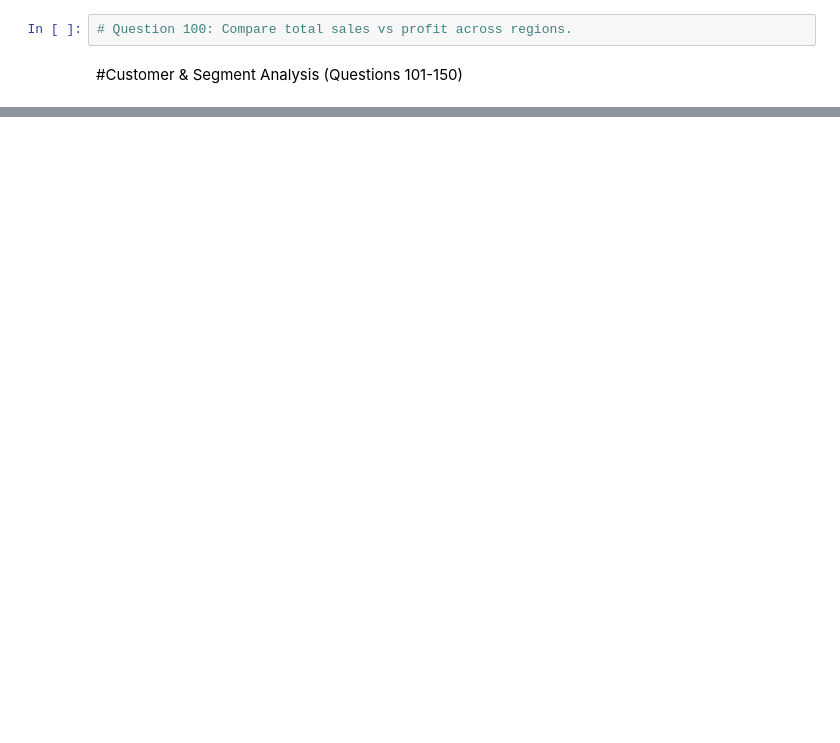
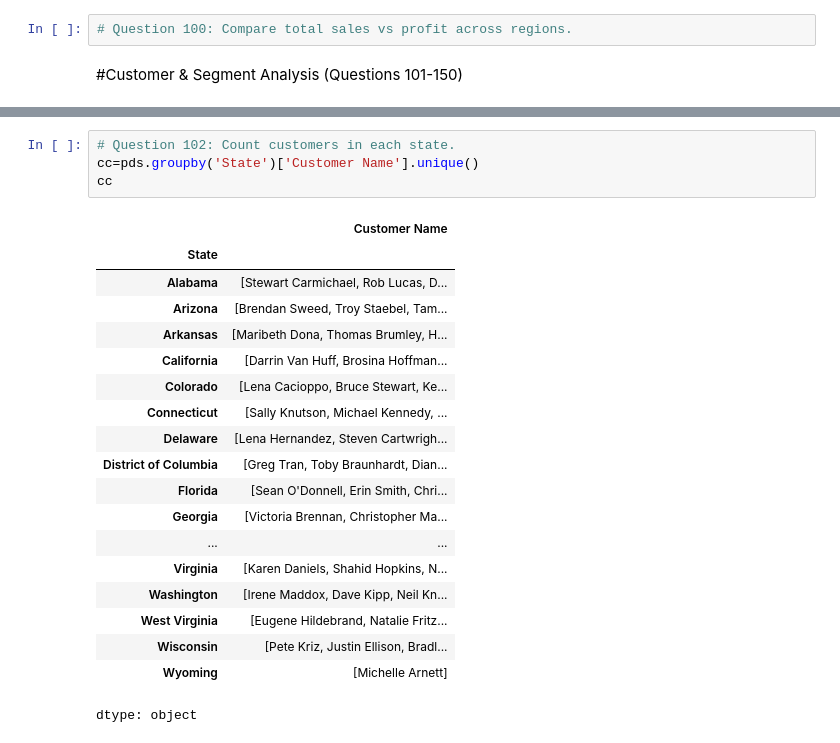
Before and after one commit to havigowda9625/AIML-DS-, a Jupyter notebook: Pandas_Assignment.ipynb, the cells around one changed output, grey strips where cells are left out. Saved outputs shown, nothing was run; the diff lists cells and outputs as text; blank space fills up the shorter version.

```diff
--- a/Pandas_Assignment.ipynb
+++ b/Pandas_Assignment.ipynb
@@ -1056,0 +1118,24 @@ pds.groupby('Region')['Profit'].sum().idxmin()
+# %%
+# Question 102: Count customers in each state.
+cc=pds.groupby('State')['Customer Name'].unique()
+cc
+# %% [output]
+|  | Customer Name |
+| State |  |
+| Alabama | [Stewart Carmichael, Rob Lucas, D... |
+| Arizona | [Brendan Sweed, Troy Staebel, Tam... |
+| Arkansas | [Maribeth Dona, Thomas Brumley, H... |
+| California | [Darrin Van Huff, Brosina Hoffman... |
+| Colorado | [Lena Cacioppo, Bruce Stewart, Ke... |
+| Connecticut | [Sally Knutson, Michael Kennedy, ... |
+| Delaware | [Lena Hernandez, Steven Cartwrigh... |
+| District of Columbia | [Greg Tran, Toby Braunhardt, Dian... |
+| Florida | [Sean O'Donnell, Erin Smith, Chri... |
+| Georgia | [Victoria Brennan, Christopher Ma... |
+| ... | ... |
+| Virginia | [Karen Daniels, Shahid Hopkins, N... |
+| Washington | [Irene Maddox, Dave Kipp, Neil Kn... |
+| West Virginia | [Eugene Hildebrand, Natalie Fritz... |
+| Wisconsin | [Pete Kriz, Justin Ellison, Bradl... |
+| Wyoming | [Michelle Arnett] |
+dtype: object
```
Also changed, not shown: parts of 53 cells of this notebook.
